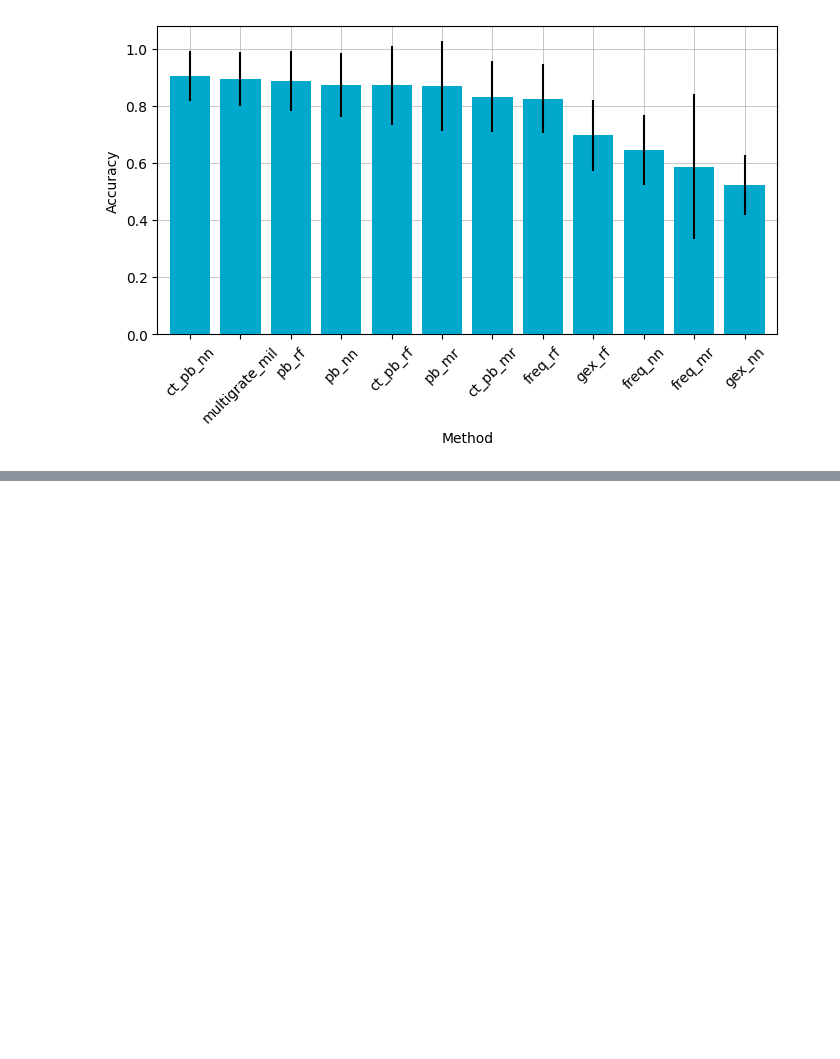
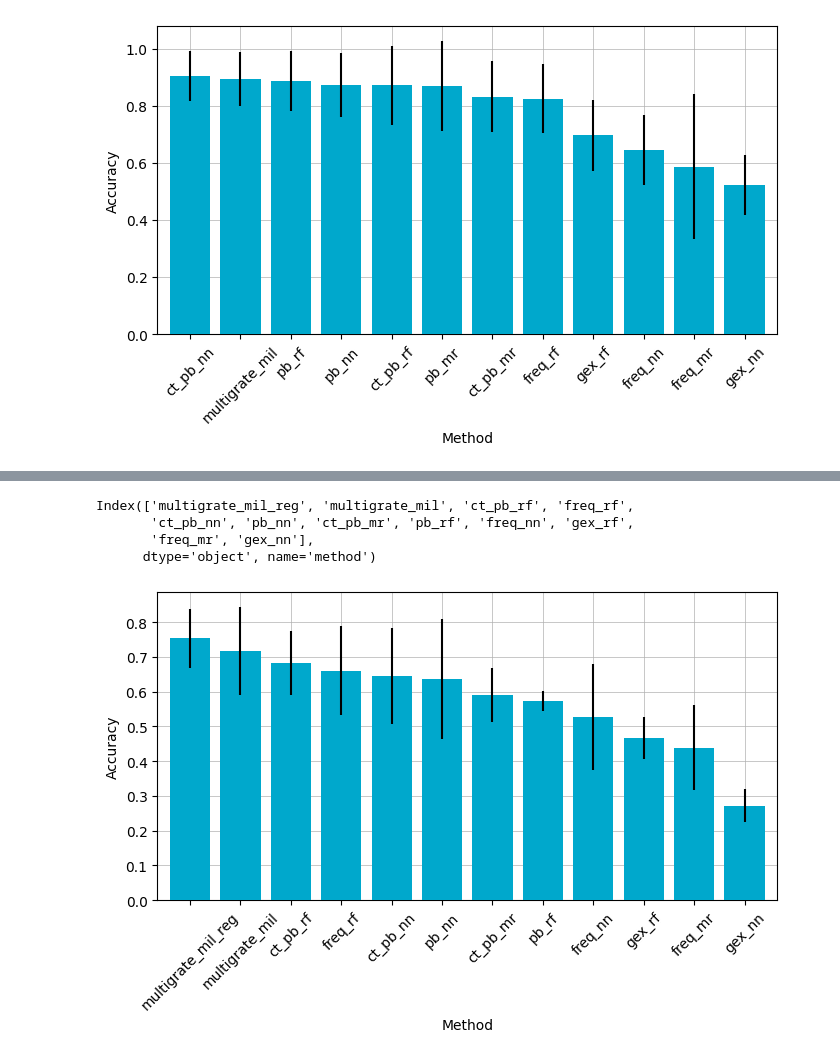
Before and after one commit to theislab/multimil_reproducibility, a Jupyter notebook: notebooks/final_viz/figure3/binary_and_full_accuracies.ipynb, the cells around one changed output, grey strips where cells are left out. Drawn from its saved outputs; the diff is of its cells as text; code cells hidden in the pictures; blank space fills up the shorter version.

```diff
--- a/notebooks/final_viz/figure3/binary_and_full_accuracies.ipynb
+++ b/notebooks/final_viz/figure3/binary_and_full_accuracies.ipynb
@@ -158,0 +196,33 @@ plt.savefig('figures/pbmc_accuracy_binary_multimil.svg', bbox_inches='tight')
+# %%
+task = 'pbmc_mtg_final1'
+# %%
+runs = {}
+yerr = {}
+df_task = df[df['task'] == task]
+for method in np.unique(df_task['method']):
+    runs[method] = eval(df_task.loc[df_task['method'] == method, 'accuracies'].values[0])
+    yerr[method] = np.array(runs[method]).std()
+
+df_tmp = df_task[['method', 'accuracy']]
+df_tmp.index = df_tmp['method']
+df_tmp = df_tmp[['accuracy']].sort_values('accuracy', ascending=False)
+df_tmp = df_tmp.T
+
+yerr_sorted = [yerr[method] for method in df_tmp.columns]
+# %%
+df_tmp.columns
+# %% [output]
+Index(['multigrate_mil_reg', 'multigrate_mil', 'ct_pb_rf', 'freq_rf',
+       'ct_pb_nn', 'pb_nn', 'ct_pb_mr', 'pb_rf', 'freq_nn', 'gex_rf',
+       'freq_mr', 'gex_nn'],
+      dtype='object', name='method')
+# %%
+ax = df_tmp.T.plot(kind='bar', zorder=3, figsize=(8, 4), color=["#00a8cc"], rot=45, yerr=yerr_sorted, width=0.8)
+ax.get_legend().remove()
+ax.grid(zorder=0, linewidth=0.5)
+plt.xlabel('Method')
+plt.ylabel('Accuracy')
+plt.title('')
+plt.savefig('figures/pbmc_accuracy_3cond_multimil.svg', bbox_inches='tight')
+# %% [output]
+[figure, added]
```
Also changed, not shown: parts of 6 cells of this notebook, 1 other file.
